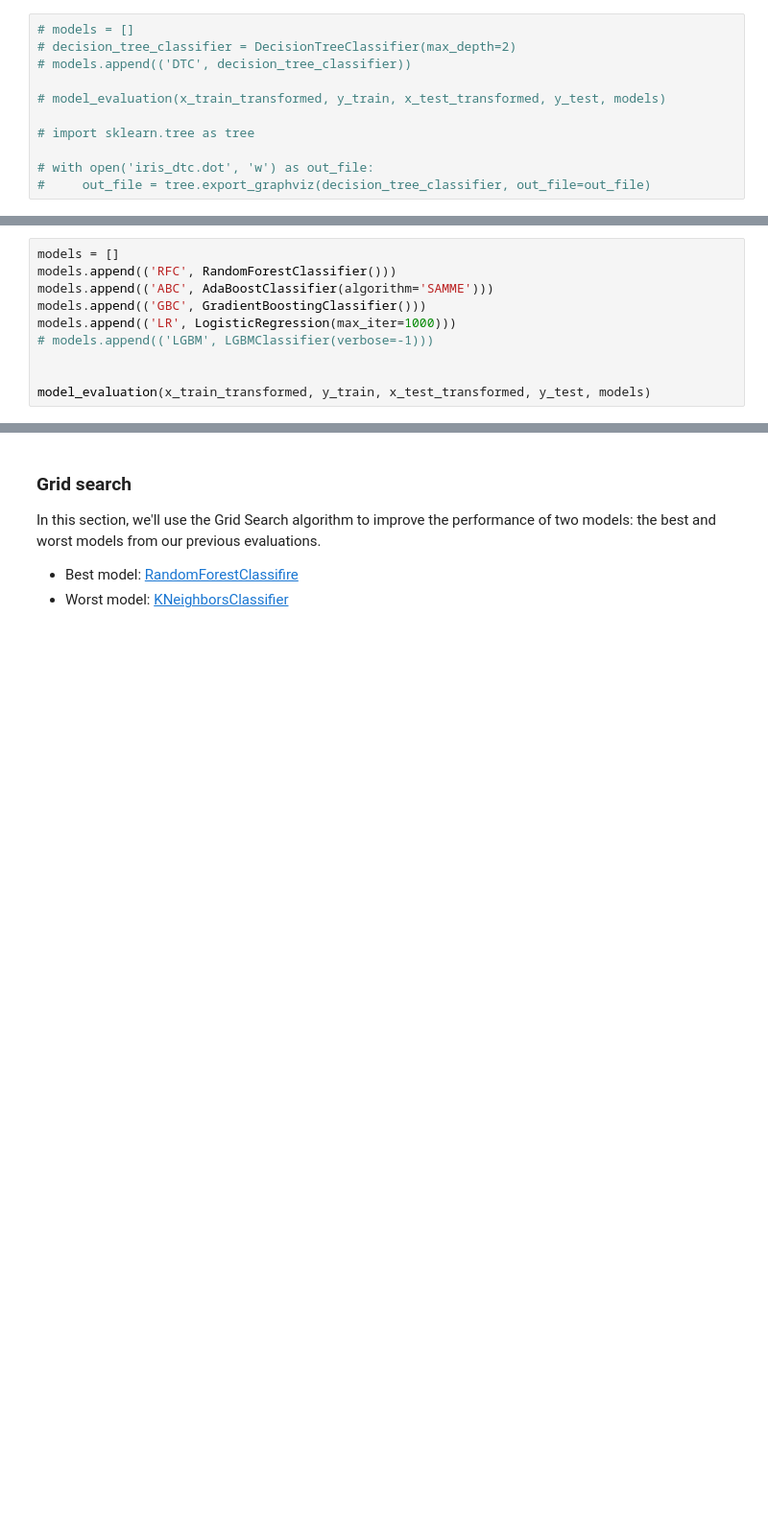
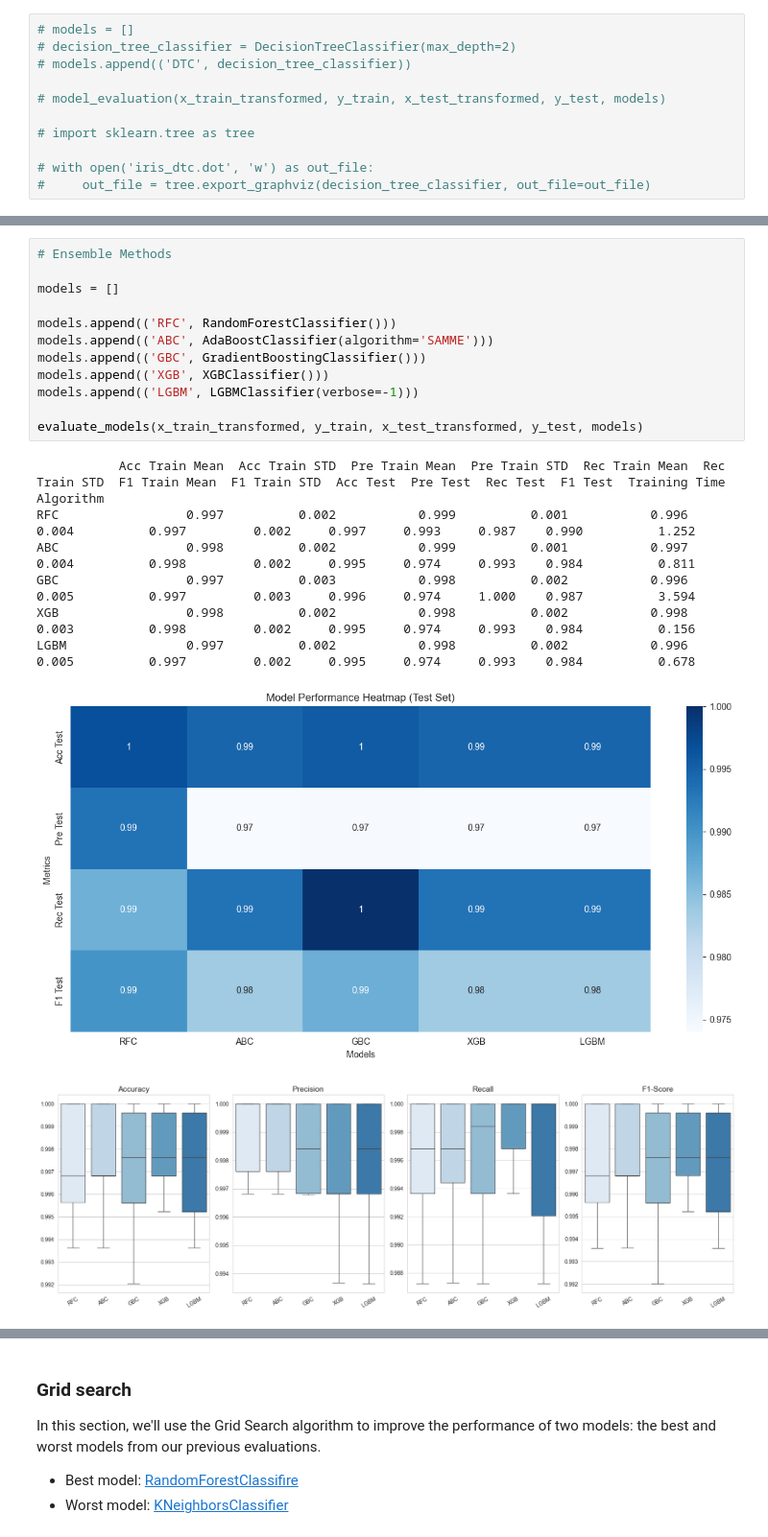
Before and after one commit to Mansur-Mustafin/AI-NASA-asteroids, a Jupyter notebook: main.ipynb, the cells around one changed output, grey strips where cells are left out. Shown at 96% size. Drawn from its saved outputs; the diff is of its cells as text; blank space fills up the shorter version.

```diff
--- a/main.ipynb
+++ b/main.ipynb
@@ -321,10 +428,22 @@ model_evaluation(x_train_transformed, y_train, x_test_transformed, y_test, model
 # %%
+# Ensemble Methods
+
 models = []
+
 models.append(('RFC', RandomForestClassifier()))
 models.append(('ABC', AdaBoostClassifier(algorithm='SAMME')))
 models.append(('GBC', GradientBoostingClassifier()))
-models.append(('LR', LogisticRegression(max_iter=1000)))
-# models.append(('LGBM', LGBMClassifier(verbose=-1)))
+models.append(('XGB', XGBClassifier()))
+models.append(('LGBM', LGBMClassifier(verbose=-1)))
 
-
-model_evaluation(x_train_transformed, y_train, x_test_transformed, y_test, models)
+evaluate_models(x_train_transformed, y_train, x_test_transformed, y_test, models)
+# %% [output]
+           Acc Train Mean  Acc Train STD  Pre Train Mean  Pre Train STD  Rec Train Mean  Rec Train STD  F1 Train Mean  F1 Train STD  Acc Test  Pre Test  Rec Test  F1 Test  Training Time
+Algorithm
+RFC                 0.997          0.002           0.999          0.001           0.996          0.004          0.997         0.002     0.997     0.993     0.987    0.990          1.252
+ABC                 0.998          0.002           0.999          0.001           0.997          0.004          0.998         0.002     0.995     0.974     0.993    0.984          0.811
+GBC                 0.997          0.003           0.998          0.002           0.996          0.005          0.997         0.003     0.996     0.974     1.000    0.987          3.594
+XGB                 0.998          0.002           0.998          0.002           0.998          0.003          0.998         0.002     0.995     0.974     0.993    0.984          0.156
+LGBM                0.997          0.002           0.998          0.002           0.996          0.005          0.997         0.002     0.995     0.974     0.993    0.984          0.678
+[figure, added]
+[figure, added]
```
Also changed, not shown: parts of 25 cells of this notebook, 2 other files.
